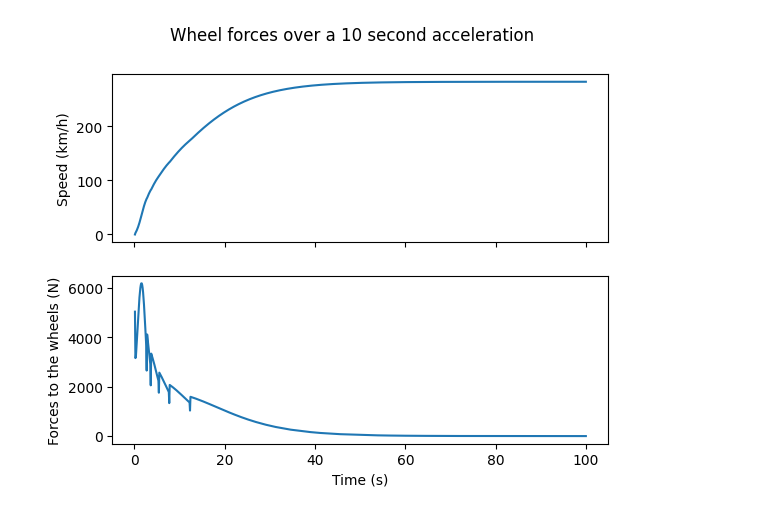
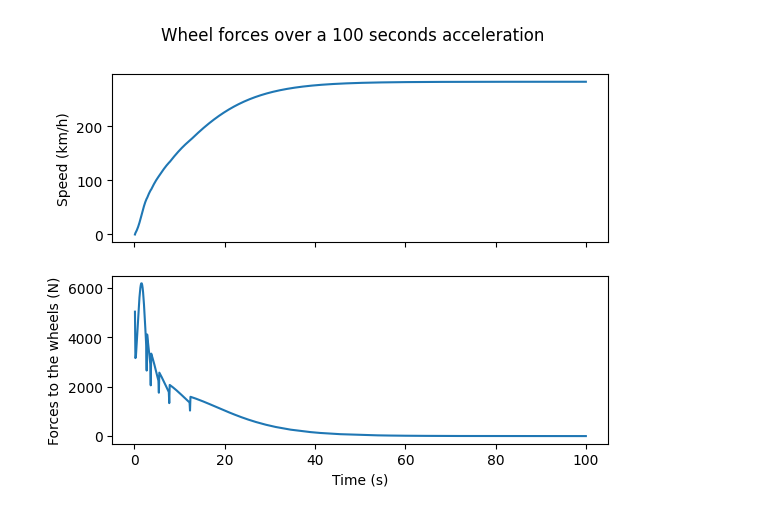
Before and after one commit to Nelson-Jnrnd/race-lap-simulations, a Jupyter notebook: tire_sim.ipynb, the cells around one changed output. Cells and saved outputs as stored; diff of their text form; code cells hidden in the pictures.

```diff
--- a/tire_sim.ipynb
+++ b/tire_sim.ipynb
@@ -181,31 +32,0 @@ class Tire:
-# %%
-soft_compound = Compound(name="Soft", base_grip=1.0, initial_degradation_rate=0.0005, degradation_rate_change=0.00002)
-medium_compound = Compound(name="Medium", base_grip=0.9, initial_degradation_rate=0.0003, degradation_rate_change=0.00001)
-hard_compound = Compound(name="Hard", base_grip=0.7, initial_degradation_rate=0.0001, degradation_rate_change=0.000005)
-
-
-soft_tire = Tire(soft_compound)
-medium_tire = Tire(medium_compound)
-hard_tire = Tire(hard_compound)
-
-soft_grip = []
-medium_grip = []
-hard_grip = []
-
-for i in range(50000):
-    soft_grip.append(soft_tire.get_grip())
-    medium_grip.append(medium_tire.get_grip())
-    hard_grip.append(hard_tire.get_grip())
-    soft_tire.apply_stress(1)
-    medium_tire.apply_stress(1)
-    hard_tire.apply_stress(1)
-
-import matplotlib.pyplot as plt
-
-fig, ax = plt.subplots()
-
-ax.plot(soft_grip, color='red')
-ax.plot(medium_grip, color='yellow')
-ax.plot(hard_grip, color='gray')
-ax.set_ylim([0, 1])
-ax.grid()
@@ -214,31 +33,32 @@ ax.grid()
 # %%
+import matplotlib.pyplot as plt
 import numpy as np
 
 car.reset()
 
 ten_seconds = (np.arange(1000) + 1) / 10 # Time step every 0.1s up to 100 seconds
 
 wheel_forces_values_1 = []
 speed_values_1 = []
 
 for i in ten_seconds:
     speed_values_1 = np.append(speed_values_1, ms_to_kph(car.speed))
     wheel_forces_values_1 = np.append(wheel_forces_values_1, car.force_wheel())
     car.accelerate(0.1) # Move the time 0.1s forward
     auto_transmission.update()
 
 fig, (ax1, ax2) = plt.subplots(nrows=2, sharex=True)
 
-fig.suptitle('Wheel forces over a 10 second acceleration')
+fig.suptitle('Wheel forces over a 100 seconds acceleration')
 
 ax1.plot(ten_seconds, speed_values_1)
 ax1.set_ylabel('Speed (km/h)')
 ax2.plot(ten_seconds, wheel_forces_values_1)
 ax2.set_ylabel('Forces to the wheels (N)')
 ax2.set_xlabel('Time (s)')
 fig.savefig('fig/wheel_forces.svg', format='svg')
 # %% [output]
-[figure, old version]
+[figure, new version]
 # %%
 soft_tire.reset()
 medium_tire.reset()
```
Also changed, not shown: parts of 13 cells of this notebook, 6 other files.
